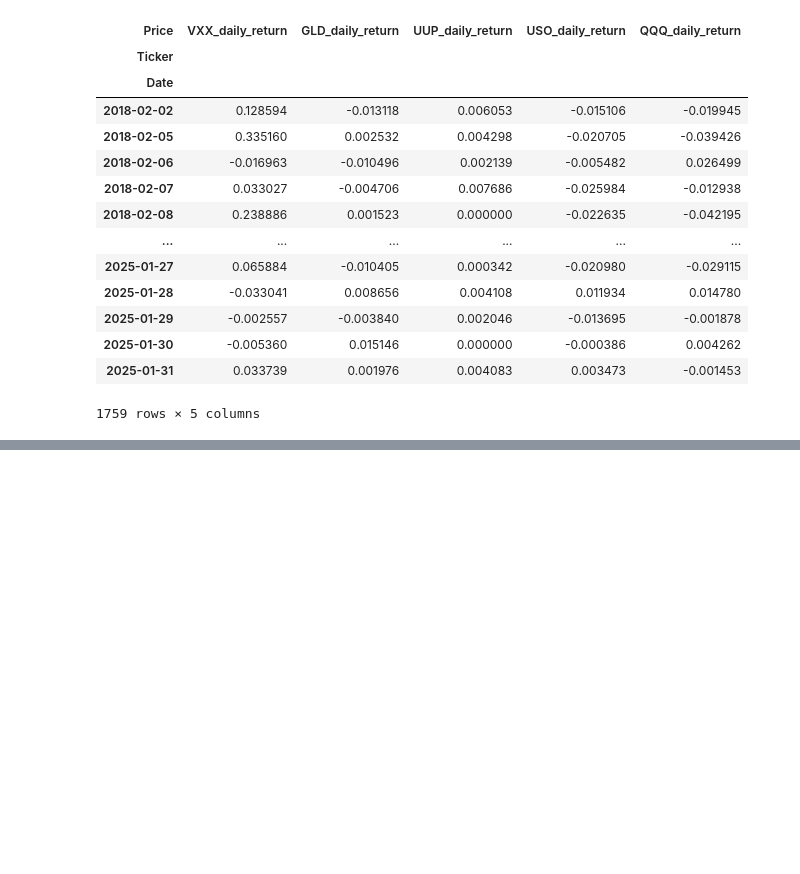
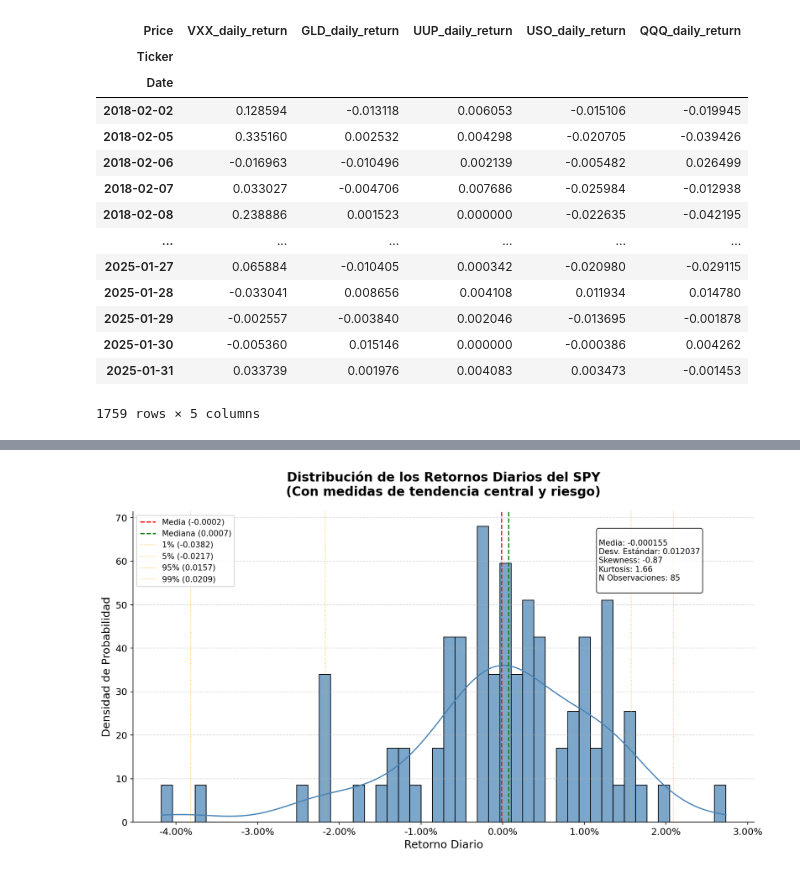
Before and after one commit to ivan-a30/Proyecto-Trading, a Jupyter notebook: SP500-Predicction.ipynb, the cells around one changed output, grey strips where cells are left out. Drawn from its saved outputs; the diff is of its cells as text; code cells hidden in the pictures; blank space fills up the shorter version.

```diff
--- a/SP500-Predicction.ipynb
+++ b/SP500-Predicction.ipynb
@@ -295,3 +355,3 @@ all_data
 # %%
-df = pd.read_csv("/Users/ivan/Downloads/sp-500-pe-ratio-price-to-earnings-chart.csv")
+df = pd.read_csv("/Users/sergiomarincastro/Downloads/sp-500-pe-ratio-price-to-earnings-chart.csv")
 # %%
@@ -338,0 +451,16 @@ df
+# %%
+# 1. Obtener la lista de columnas
+columnas = list(merged_data.columns)
+# 2. Encontrar el índice de la columna 'Date'
+indice_date = columnas.index('date')
+# 3. Eliminar 'Date' de su posición actual
+columnas.pop(indice_date)
+# 4. Insertar 'Date' al principio de la lista
+columnas.insert(0, 'date')
+# 5. Reordenar las columnas del DataFrame
+merged_data = merged_data[columnas]
+
+merged_data = merged_data.rename(columns={'value': 'p/e ratio'})
+
+merged_data.to_csv("SPY_Final_Dataset.csv")
+merged_data
@@ -338,0 +483,2 @@ df
+# %%
+df = merged_data
@@ -338,0 +516,53 @@ df
+# %%
+plt.figure(figsize=(12, 7), dpi=150)
+
+# Histograma con mejoras
+hist = sns.histplot(df['daily_return'], bins=50, kde=True,
+                   color='steelblue', edgecolor='black',
+                   alpha=0.7, stat='density')  # density para comparar con KDE
+
+# Líneas de referencia importantes
+plt.axvline(x=df['daily_return'].mean(), color='red', linestyle='--',
+           linewidth=1.5, label=f'Media ({df["daily_return"].mean():.4f})')
+plt.axvline(x=df['daily_return'].median(), color='green', linestyle='--',
+           linewidth=1.5, label=f'Mediana ({df["daily_return"].median():.4f})')
+
+# Añadir líneas para percentiles importantes (riesgo)
+for percentile in [1, 5, 95, 99]:
+    pct_value = df['daily_return'].quantile(percentile/100)
+    plt.axvline(x=pct_value, color='orange', linestyle=':',
+               linewidth=1, alpha=0.7,
+               label=f'{percentile}% ({pct_value:.4f})')
+
+plt.title('Distribución de los Retornos Diarios del SPY\n(Con medidas de tendencia central y riesgo)',
+         fontsize=16, fontweight='bold', pad=20)
+plt.xlabel('Retorno Diario', fontsize=14)
+plt.ylabel('Densidad de Probabilidad', fontsize=14)  # Cambiado por stat='density'
+
+# Formatear ejes para porcentajes
+plt.gca().xaxis.set_major_formatter(plt.FuncFormatter(lambda x, _: f'{x:.2%}'))
+
+# Leyenda y estilo
+plt.legend(fontsize=10, framealpha=0.9)
+plt.xticks(fontsize=12)
+plt.yticks(fontsize=12)
+
+# Cuadrícula y estilo
+plt.grid(axis='y', linestyle='--', alpha=0.5)
+sns.despine()
+
+# Añadir texto con estadísticas clave
+stats_text = f"""
+Media: {df['daily_return'].mean():.6f}
+Desv. Estándar: {df['daily_return'].std():.6f}
+Skewness: {df['daily_return'].skew():.2f}
+Kurtosis: {df['daily_return'].kurtosis():.2f}
+N Observaciones: {len(df):,}
+"""
+plt.annotate(stats_text, xy=(0.75, 0.75), xycoords='axes fraction',
+            fontsize=10, bbox=dict(boxstyle='round', facecolor='white', alpha=0.8))
+
+plt.tight_layout()
+plt.show()
+# %% [output]
+[figure, added]
```
Also changed, not shown: parts of 46 cells of this notebook.
